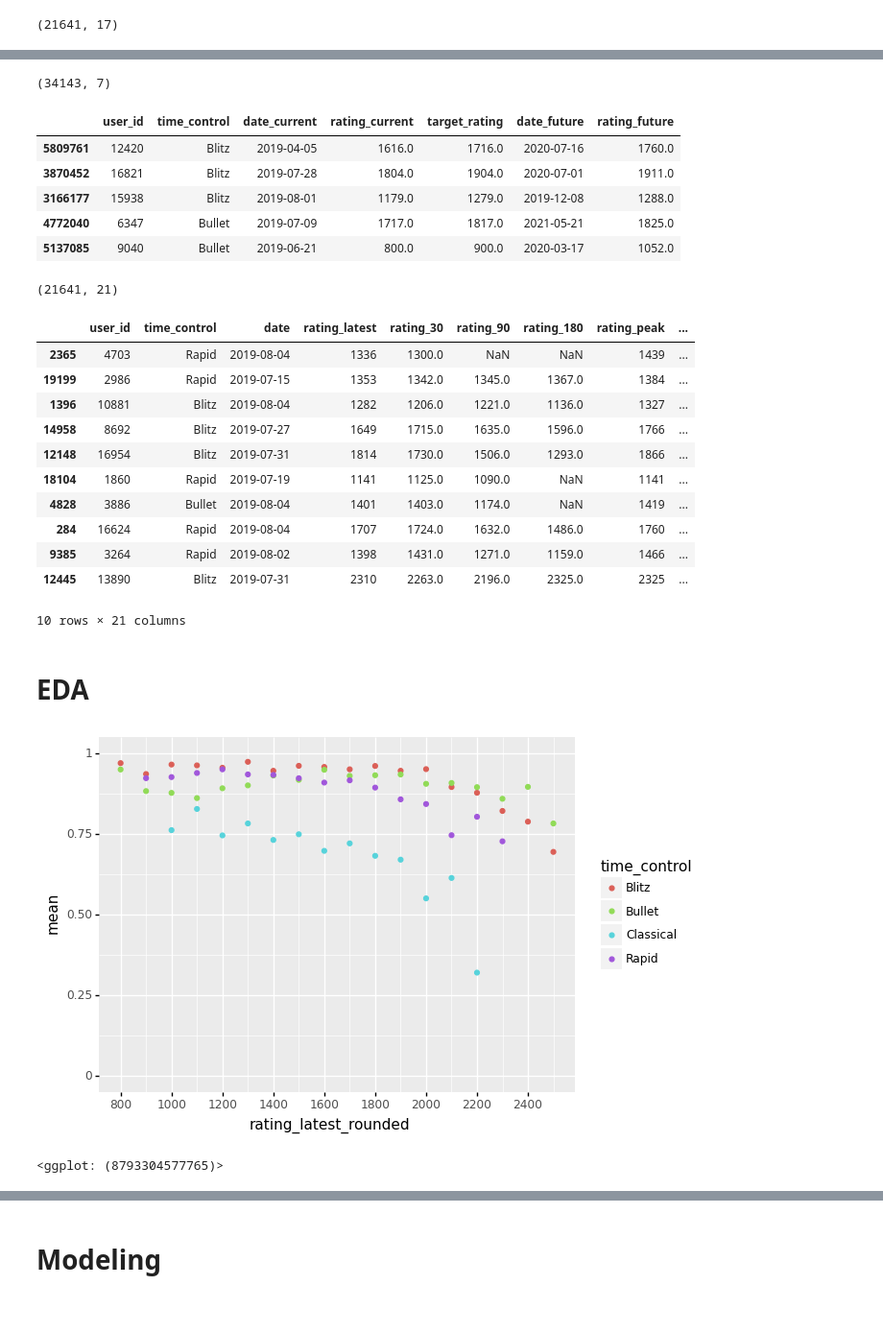
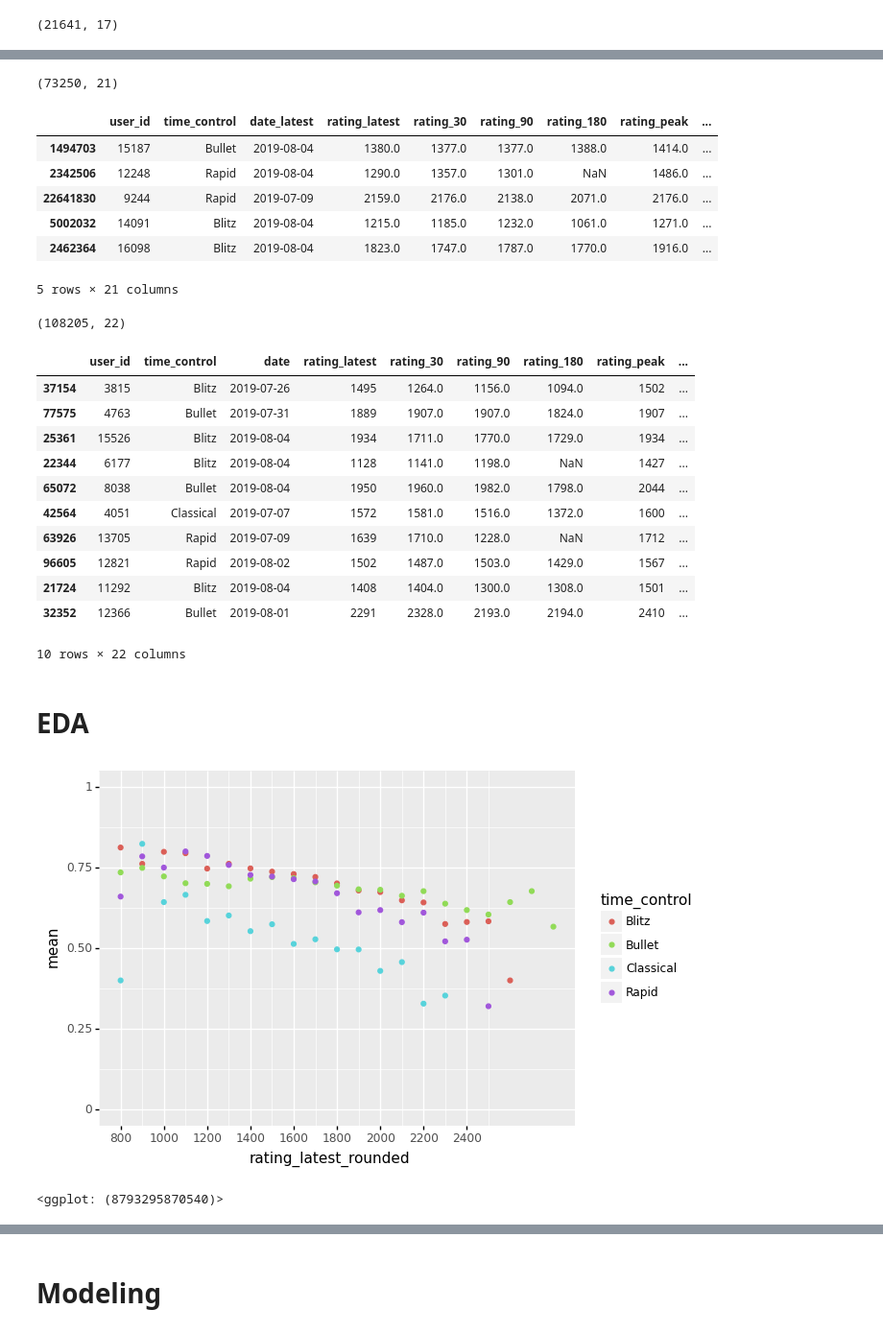
Before and after one commit to ZackAttack614/Discord-Chess-Bot, a Jupyter notebook: modeling.ipynb, the cells around one changed output, grey strips where cells are left out. Shown at 96% size. Saved outputs shown, nothing was run; the diff lists cells and outputs as text; code cells hidden in the pictures.

Commit message:
set up model evaluation

```diff
--- a/modeling.ipynb
+++ b/modeling.ipynb
@@ -133,7 +187,5 @@ df_base.head()
 # %%
-# 100 rating point gain model
-df_100 = latest_training_ratings.copy()
-df_100['target_rating'] = df_100['rating'] + 100
-df_100 = df_100.merge(df_outcomes,on=['user_id','time_control'],how='outer',suffixes=['_current','_future'])
-df_100.head()
+df_temp = df_targets.copy()
+df_temp = df_temp.merge(df_outcomes,on=['user_id','time_control'],how='outer',suffixes=['_latest','_future'])
+df_temp.head()
 # %% [output]
@@ -146,37 +199,38 @@ df_100.head()
 # %%
 # Successes - filter to where future rating >= target rating, then take earliest date for each user/time control
-df_100_1 = df_100.query('rating_future>=target_rating').sort_values("date_future").drop_duplicates(['user_id','time_control'])
-print(df_100_1.shape)
-df_100_1.sample(5)
+df_successes = df_temp.query('rating>=target_rating').sort_values("date_future").drop_duplicates(['user_id','time_control','target_rating'])
+print(df_successes.shape)
+df_successes.sample(5)
 # %% [output]
-(34143, 7)
+(73250, 21)
-|  | user_id | time_control | date_current | rating_current | target_rating | date_future | rating_future |
-| 5809761 | 12420 | Blitz | 2019-04-05 | 1616.0 | 1716.0 | 2020-07-16 | 1760.0 |
-| 3870452 | 16821 | Blitz | 2019-07-28 | 1804.0 | 1904.0 | 2020-07-01 | 1911.0 |
-| 3166177 | 15938 | Blitz | 2019-08-01 | 1179.0 | 1279.0 | 2019-12-08 | 1288.0 |
-| 4772040 | 6347 | Bullet | 2019-07-09 | 1717.0 | 1817.0 | 2021-05-21 | 1825.0 |
-| 5137085 | 9040 | Bullet | 2019-06-21 | 800.0 | 900.0 | 2020-03-17 | 1052.0 |
+|  | user_id | time_control | date_latest | rating_latest | rating_30 | rating_90 | rating_180 | rating_peak | ... |
+| 1494703 | 15187 | Bullet | 2019-08-04 | 1380.0 | 1377.0 | 1377.0 | 1388.0 | 1414.0 | ... |
+| 2342506 | 12248 | Rapid | 2019-08-04 | 1290.0 | 1357.0 | 1301.0 | NaN | 1486.0 | ... |
+| 22641830 | 9244 | Rapid | 2019-07-09 | 2159.0 | 2176.0 | 2138.0 | 2071.0 | 2176.0 | ... |
+| 5002032 | 14091 | Blitz | 2019-08-04 | 1215.0 | 1185.0 | 1232.0 | 1061.0 | 1271.0 | ... |
+| 2462364 | 16098 | Blitz | 2019-08-04 | 1823.0 | 1747.0 | 1787.0 | 1770.0 | 1916.0 | ... |
+5 rows × 21 columns
 # %%
 # Successes and failures
-df_100 = df_base.merge(df_100_1,on=['user_id','time_control'],how='left').drop(['rating_current','rating_future','date_current'],axis=1)
+df_bin = df_targets.merge(df_successes[['user_id','time_control','target_rating','date_future']],on=['user_id','time_control','target_rating'],how='left')
 # Was the target rating achieved?
-df_100['y_bin'] = df_100['date_future'].notna().astype(int)
+df_bin['y_bin'] = df_bin['date_future'].notna().astype(int)
 # If so, when?
-df_100['y_cont'] = (df_100['date_future']-max_training_date).dt.days
-print(df_100.shape)
-df_100.sample(10)
+df_bin['y_cont'] = (df_bin['date_future']-max_training_date).dt.days
+print(df_bin.shape)
+df_bin.sample(10)
 # %% [output]
-(21641, 21)
+(108205, 22)
 |  | user_id | time_control | date | rating_latest | rating_30 | rating_90 | rating_180 | rating_peak | ... |
-| 2365 | 4703 | Rapid | 2019-08-04 | 1336 | 1300.0 | NaN | NaN | 1439 | ... |
-| 19199 | 2986 | Rapid | 2019-07-15 | 1353 | 1342.0 | 1345.0 | 1367.0 | 1384 | ... |
-| 1396 | 10881 | Blitz | 2019-08-04 | 1282 | 1206.0 | 1221.0 | 1136.0 | 1327 | ... |
-| 14958 | 8692 | Blitz | 2019-07-27 | 1649 | 1715.0 | 1635.0 | 1596.0 | 1766 | ... |
-| 12148 | 16954 | Blitz | 2019-07-31 | 1814 | 1730.0 | 1506.0 | 1293.0 | 1866 | ... |
-| 18104 | 1860 | Rapid | 2019-07-19 | 1141 | 1125.0 | 1090.0 | NaN | 1141 | ... |
-| 4828 | 3886 | Bullet | 2019-08-04 | 1401 | 1403.0 | 1174.0 | NaN | 1419 | ... |
-| 284 | 16624 | Rapid | 2019-08-04 | 1707 | 1724.0 | 1632.0 | 1486.0 | 1760 | ... |
-| 9385 | 3264 | Rapid | 2019-08-02 | 1398 | 1431.0 | 1271.0 | 1159.0 | 1466 | ... |
-| 12445 | 13890 | Blitz | 2019-07-31 | 2310 | 2263.0 | 2196.0 | 2325.0 | 2325 | ... |
+| 37154 | 3815 | Blitz | 2019-07-26 | 1495 | 1264.0 | 1156.0 | 1094.0 | 1502 | ... |
+| 77575 | 4763 | Bullet | 2019-07-31 | 1889 | 1907.0 | 1907.0 | 1824.0 | 1907 | ... |
+| 25361 | 15526 | Blitz | 2019-08-04 | 1934 | 1711.0 | 1770.0 | 1729.0 | 1934 | ... |
+| 22344 | 6177 | Blitz | 2019-08-04 | 1128 | 1141.0 | 1198.0 | NaN | 1427 | ... |
+| 65072 | 8038 | Bullet | 2019-08-04 | 1950 | 1960.0 | 1982.0 | 1798.0 | 2044 | ... |
+| 42564 | 4051 | Classical | 2019-07-07 | 1572 | 1581.0 | 1516.0 | 1372.0 | 1600 | ... |
+| 63926 | 13705 | Rapid | 2019-07-09 | 1639 | 1710.0 | 1228.0 | NaN | 1712 | ... |
+| 96605 | 12821 | Rapid | 2019-08-02 | 1502 | 1487.0 | 1503.0 | 1429.0 | 1567 | ... |
+| 21724 | 11292 | Blitz | 2019-08-04 | 1408 | 1404.0 | 1300.0 | 1308.0 | 1501 | ... |
+| 32352 | 12366 | Bullet | 2019-08-01 | 2291 | 2328.0 | 2193.0 | 2194.0 | 2410 | ... |
-10 rows × 21 columns
+10 rows × 22 columns
 # %%
@@ -184,14 +238,14 @@ df_100_reg = df_100[df_100['y_bin']==1].copy()
 # %% [markdown]
 # EDA
 # %%
-y_bin_100_by_rating = df_100.groupby(["rating_latest_rounded","time_control"])['y_bin'].agg([np.mean,len])
-(ggplot(y_bin_100_by_rating[y_bin_100_by_rating['len']>=25].reset_index(),
+y_bin_by_rating = df_bin.groupby(["rating_latest_rounded","time_control"])['y_bin'].agg([np.mean,len])
+(ggplot(y_bin_by_rating[y_bin_by_rating['len']>=25].reset_index(),
         aes(x='rating_latest_rounded',y='mean',color='time_control')) +
  geom_point() +
       scale_x_continuous(breaks=list(range(600,2600,200))) +
          ylim([0,1])
        )
 # %% [output]
-[figure, old version]
+[figure, new version]
-<ggplot: (8793304577765)>
+<ggplot: (8793295870540)>
 # %%
```
Also changed, not shown: parts of 32 cells of this notebook.
